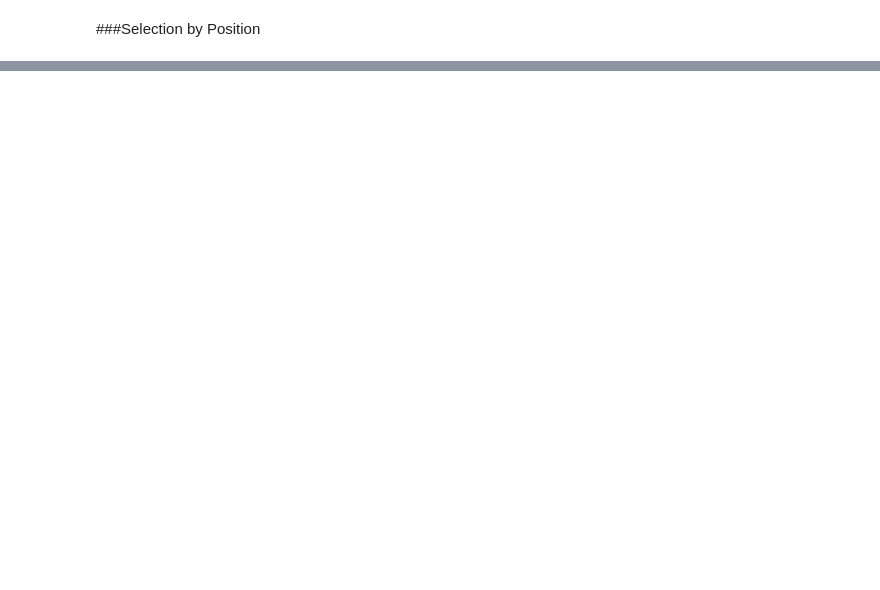
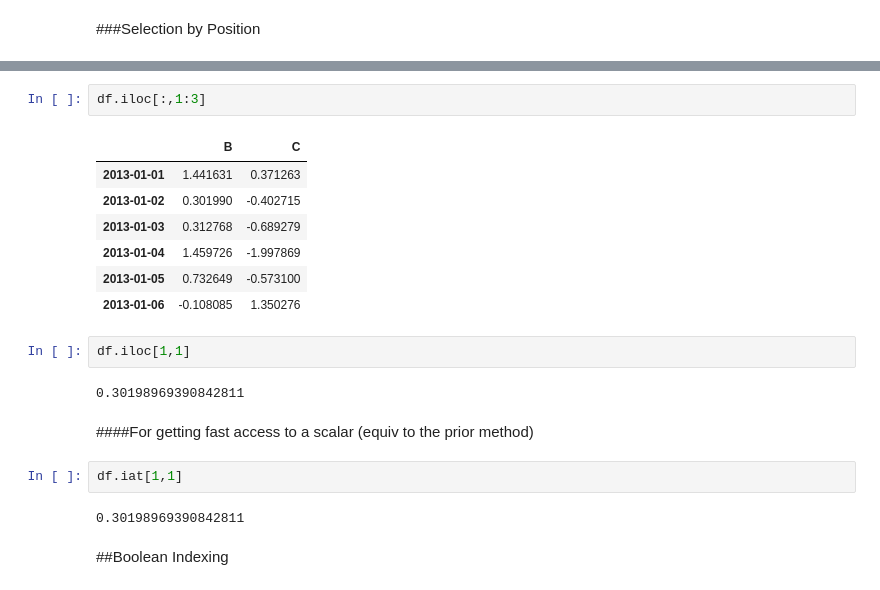
Before and after one commit to clipper0417/Pandas, a Jupyter notebook: 10_Minutes_To_Pandas.ipynb, the cells around one changed output, grey strips where cells are left out. Saved outputs shown, nothing was run; the diff lists cells and outputs as text; blank space fills up the shorter version.

```diff
--- a/10_Minutes_To_Pandas.ipynb
+++ b/10_Minutes_To_Pandas.ipynb
@@ -213,0 +248,22 @@ df.at[dates[0],'A']
+# %%
+df.iloc[:,1:3]
+# %% [output]
+|  | B | C |
+| 2013-01-01 | 1.441631 | 0.371263 |
+| 2013-01-02 | 0.301990 | -0.402715 |
+| 2013-01-03 | 0.312768 | -0.689279 |
+| 2013-01-04 | 1.459726 | -1.997869 |
+| 2013-01-05 | 0.732649 | -0.573100 |
+| 2013-01-06 | -0.108085 | 1.350276 |
+# %%
+df.iloc[1,1]
+# %% [output]
+0.30198969390842811
+# %% [markdown]
+####For getting fast access to a scalar (equiv to the prior method)
+# %%
+df.iat[1,1]
+# %% [output]
+0.30198969390842811
+# %% [markdown]
+##Boolean Indexing
```
Also changed, not shown: parts of 23 cells of this notebook.
